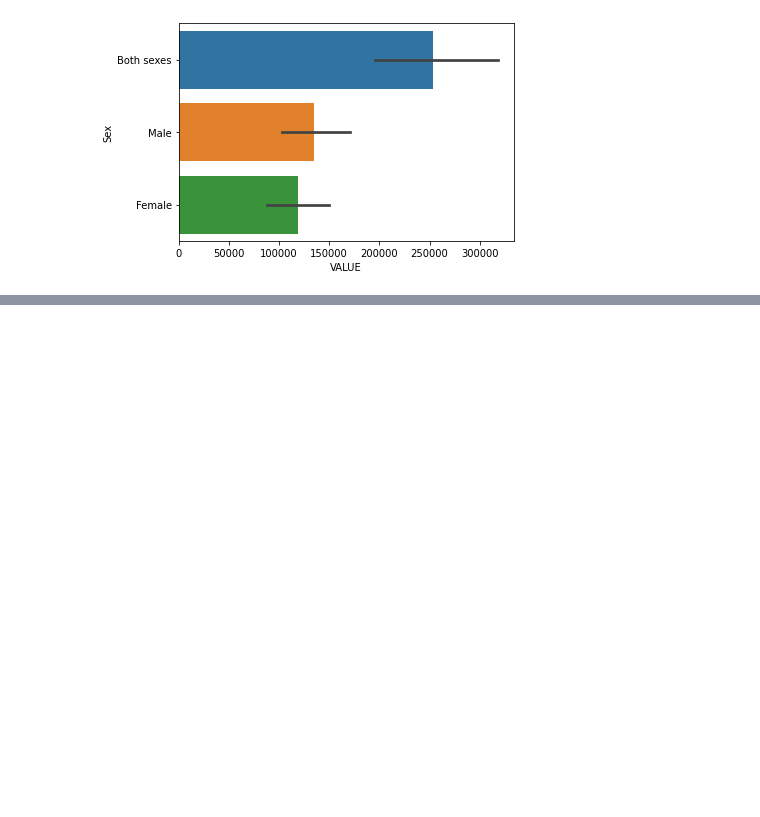
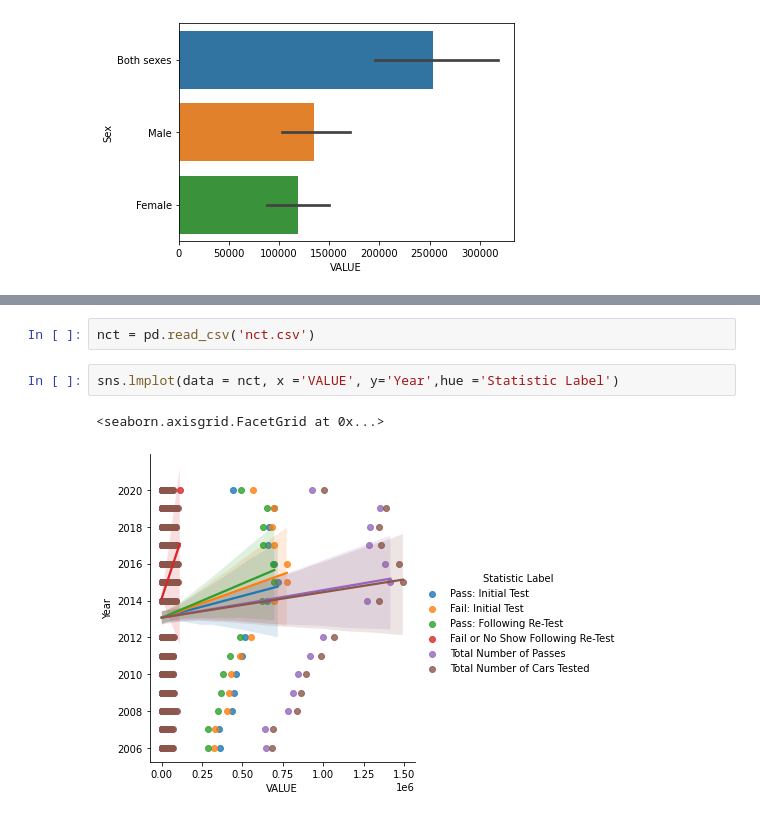
Before and after one commit to hartyl1/UCDPA_harty, a Jupyter notebook: Copy_of_Copy_of_Untitled12.ipynb, the cells around one changed output, grey strips where cells are left out. Drawn from its saved outputs; the diff is of its cells as text; blank space fills up the shorter version.

```diff
--- a/Copy_of_Copy_of_Untitled12.ipynb
+++ b/Copy_of_Copy_of_Untitled12.ipynb
@@ -542,0 +586,7 @@ sns.barplot(data=Driving_Licenses, y='Sex', x='VALUE',)
+# %%
+nct = pd.read_csv('nct.csv')
+# %%
+sns.lmplot(data = nct, x ='VALUE', y='Year',hue ='Statistic Label')
+# %% [output]
+<seaborn.axisgrid.FacetGrid at 0x...>
+[figure, added]
```
Also changed, not shown: parts of 9 cells of this notebook.
